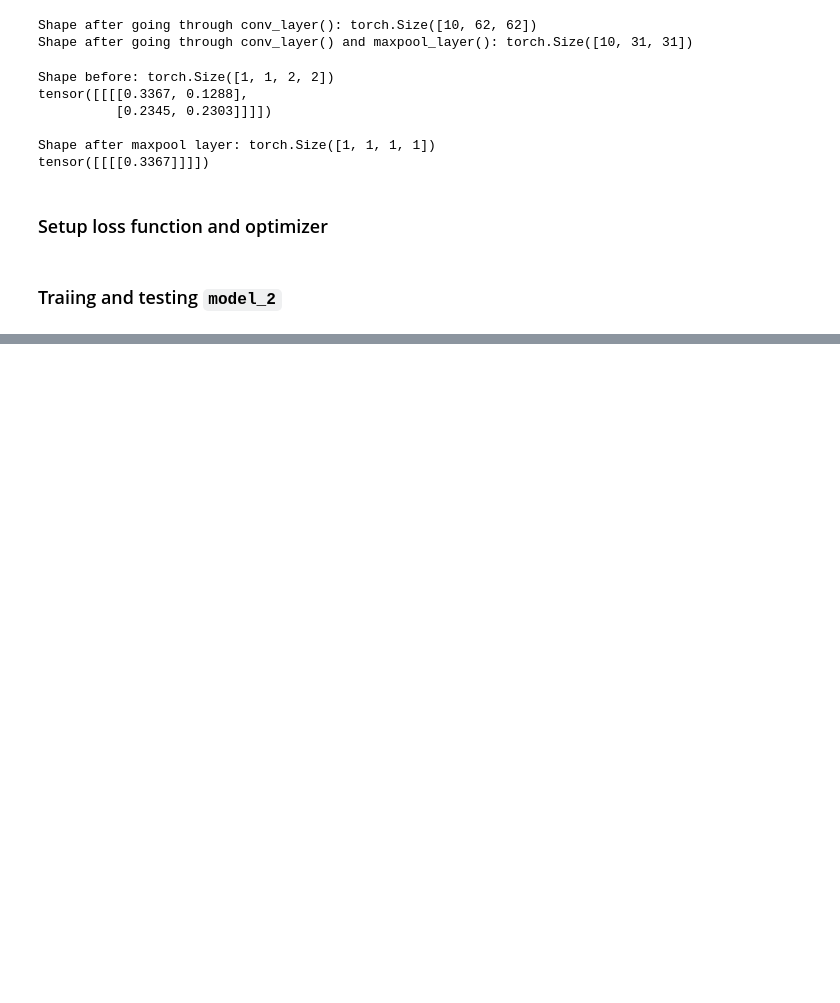
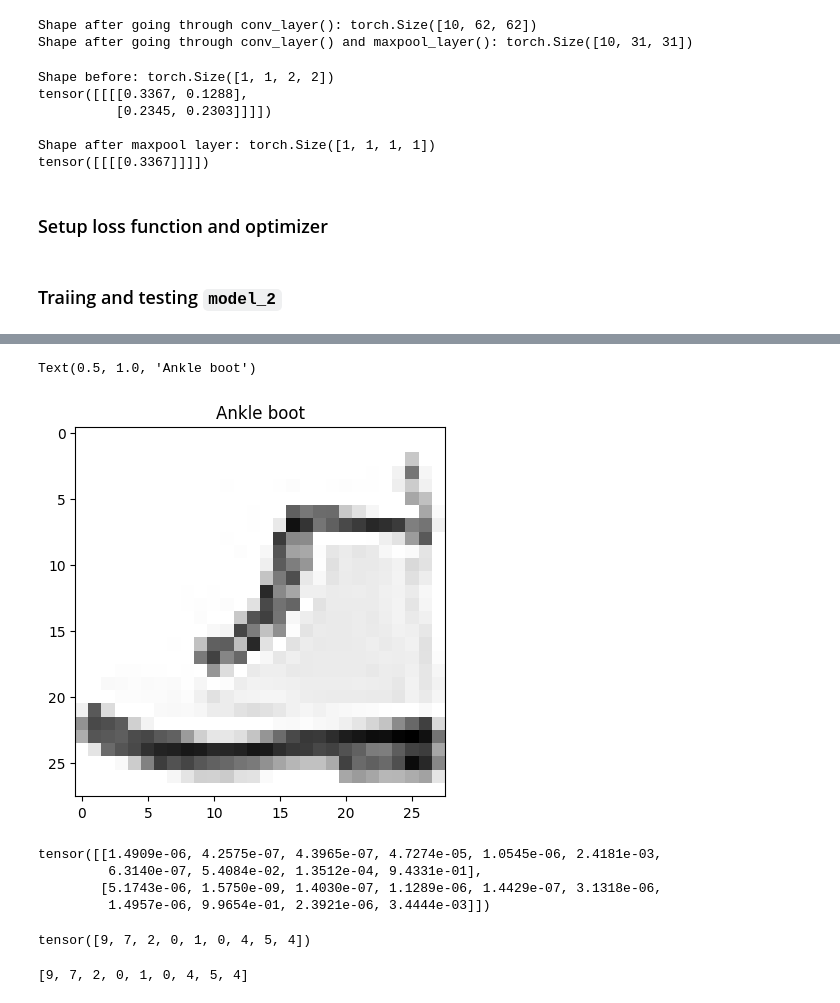
Before and after one commit to daidan3k/LearningAI, a Jupyter notebook: courses/Deep Learning PyTorch/03-pytorch-computer-vision.ipynb, the cells around one changed output, grey strips where cells are left out. Cells and saved outputs as stored; diff of their text form; code cells hidden in the pictures; blank space fills up the shorter version.

```diff
--- a/courses/Deep Learning PyTorch/03-pytorch-computer-vision.ipynb
+++ b/courses/Deep Learning PyTorch/03-pytorch-computer-vision.ipynb
@@ -901,0 +1077,34 @@ model_0_results, model_1_results, model_2_results
+# %%
+test_samples = []
+test_labels = []
+
+for sample, label in random.sample(list(test_data), k=9):
+  test_samples.append(sample)
+  test_labels.append(label)
+# %%
+plt.imshow(test_samples[0].squeeze(), cmap="Grays")
+plt.title(test_data.classes[test_labels[0]])
+# %% [output]
+Text(0.5, 1.0, 'Ankle boot')
+[figure, added]
+# %%
+# Make predictions
+pred_probs = make_predictions(model=model_3,
+                              data=test_samples)
+
+# View the first two prediction probabilities
+pred_probs[:2]
+# %% [output]
+tensor([[1.4909e-06, 4.2575e-07, 4.3965e-07, 4.7274e-05, 1.0545e-06, 2.4181e-03,
+         6.3140e-07, 5.4084e-02, 1.3512e-04, 9.4331e-01],
+        [5.1743e-06, 1.5750e-09, 1.4030e-07, 1.1289e-06, 1.4429e-07, 3.1318e-06,
+         1.4957e-06, 9.9654e-01, 2.3921e-06, 3.4444e-03]])
+# %%
+pred_labels = torch.argmax(pred_probs, dim=1)
+pred_labels
+# %% [output]
+tensor([9, 7, 2, 0, 1, 0, 4, 5, 4])
+# %%
+test_labels
+# %% [output]
+[9, 7, 2, 0, 1, 0, 4, 5, 4]
```
Also changed, not shown: parts of 30 cells of this notebook.
